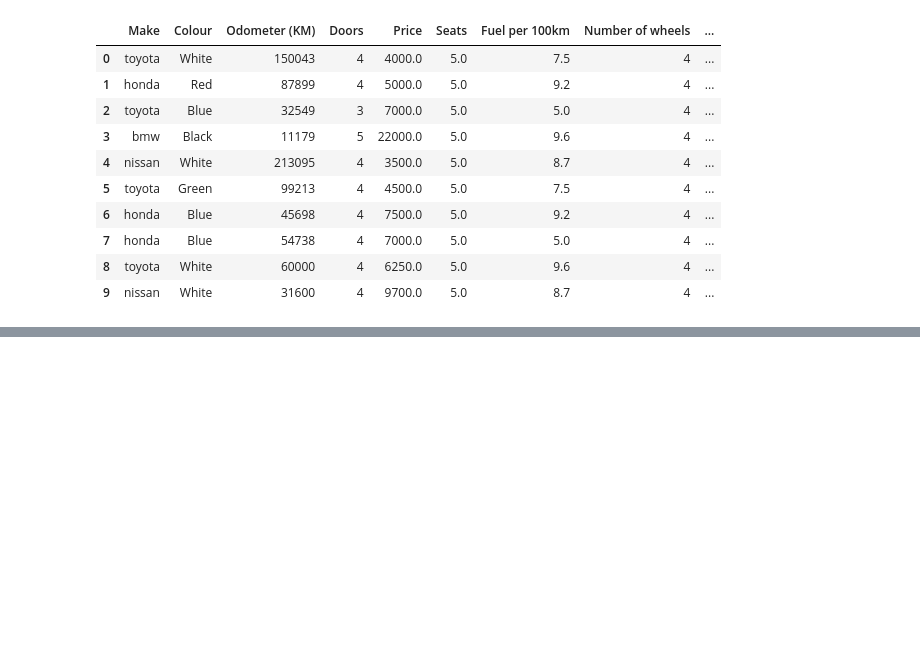
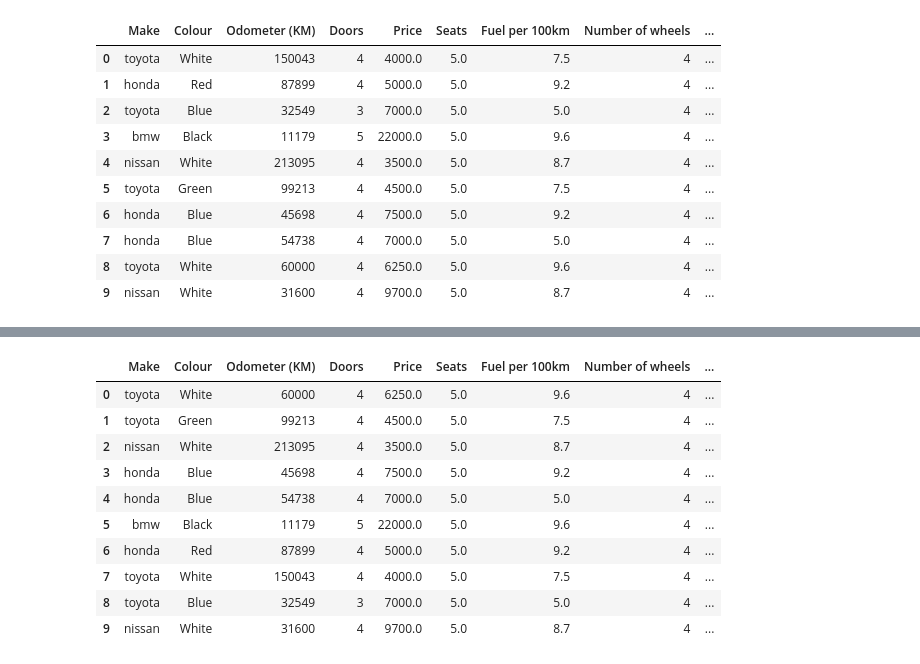
Before and after one commit to Henkj78/data-science-zero-to-hero, a Jupyter notebook: Introduction-to-pandas.ipynb, the cells around one changed output, grey strips where cells are left out. Saved outputs shown, nothing was run; the diff lists cells and outputs as text; code cells hidden in the pictures; blank space fills up the shorter version.

```diff
--- a/Introduction-to-pandas.ipynb
+++ b/Introduction-to-pandas.ipynb
@@ -827,0 +878,17 @@ car_sales
+# %%
+# Without new index column
+shuffled_car_sales.reset_index(drop=True, inplace=True)
+# %%
+shuffled_car_sales
+# %% [output]
+|  | Make | Colour | Odometer (KM) | Doors | Price | Seats | Fuel per 100km | Number of wheels | ... |
+| 0 | toyota | White | 60000 | 4 | 6250.0 | 5.0 | 9.6 | 4 | ... |
+| 1 | toyota | Green | 99213 | 4 | 4500.0 | 5.0 | 7.5 | 4 | ... |
+| 2 | nissan | White | 213095 | 4 | 3500.0 | 5.0 | 8.7 | 4 | ... |
+| 3 | honda | Blue | 45698 | 4 | 7500.0 | 5.0 | 9.2 | 4 | ... |
+| 4 | honda | Blue | 54738 | 4 | 7000.0 | 5.0 | 5.0 | 4 | ... |
+| 5 | bmw | Black | 11179 | 5 | 22000.0 | 5.0 | 9.6 | 4 | ... |
+| 6 | honda | Red | 87899 | 4 | 5000.0 | 5.0 | 9.2 | 4 | ... |
+| 7 | toyota | White | 150043 | 4 | 4000.0 | 5.0 | 7.5 | 4 | ... |
+| 8 | toyota | Blue | 32549 | 3 | 7000.0 | 5.0 | 5.0 | 4 | ... |
+| 9 | nissan | White | 31600 | 4 | 9700.0 | 5.0 | 8.7 | 4 | ... |
```
Also changed, not shown: parts of 9 cells of this notebook.
